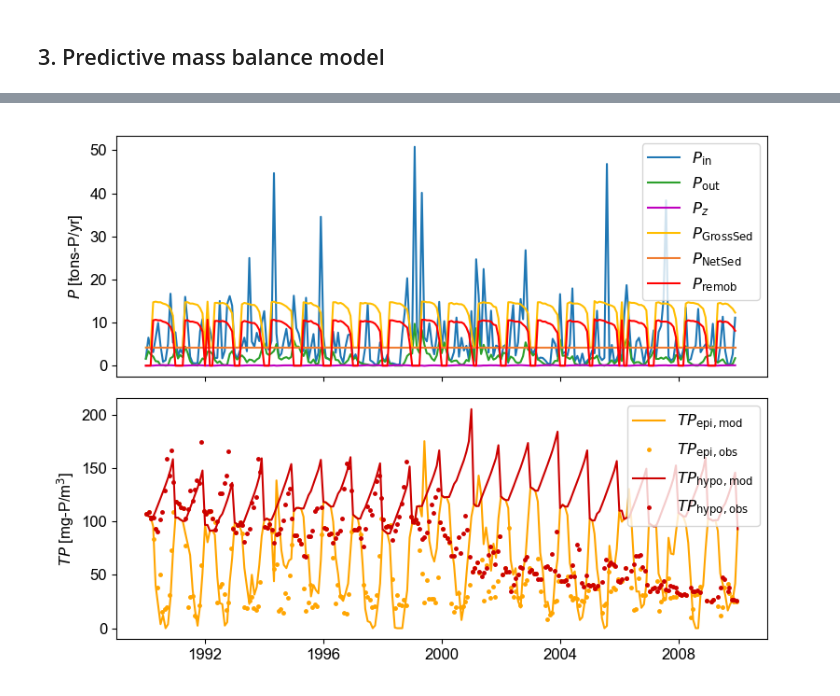
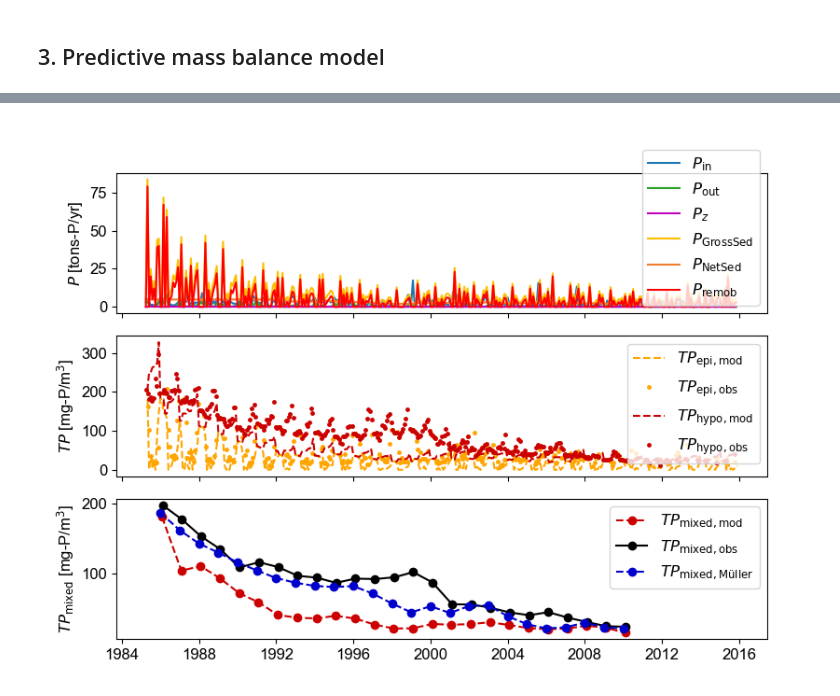
Before and after one commit to tdoda/phosphorus_model, a Jupyter notebook: Scripts/predictive_model.ipynb, the cells around one changed output, grey strips where cells are left out. Saved outputs shown, nothing was run; the diff lists cells and outputs as text; code cells hidden in the pictures.

Commit message:
Modification of predictive model script (addition of sensitivity analysis, modification of Carter's method, comparison with data from Müller et al.)

```diff
--- a/Scripts/predictive_model.ipynb
+++ b/Scripts/predictive_model.ipynb
@@ -93,7 +87,7 @@ df_TP=pd.read_csv("../Data/"+lakename+"/TP.csv", sep=",") # TP concentrations (t
 tdate_TP=np.array([datetime.strptime(datestr,"%d/%m/%Y") for datestr in df_TP.columns[1:]]) # Dates with measured TP
 tnum_TP=np.array([d.replace(tzinfo=timezone.utc).timestamp() for d in tdate_TP])
 # %%
-if method_Pin=="curve":
+if method_Pin=="curve" or method_Pin=="function":
     df_Q=pd.read_csv("../Data/"+lakename+"/Discharges.csv", sep=",",parse_dates=["Date"],date_format='%d.%m.%Y')
     tnum_Q=df_Q["Date"].to_numpy().astype('datetime64[s]').astype(np.int64)
     tdate_Q=df_Q["Date"].to_numpy().astype('datetime64[s]').astype(datetime)
@@ -232,10 +319,10 @@ if savefig_bool:
 # %% [markdown]
 ## 3. Predictive mass balance model
 # %%
-if method_Pin=="obs":
-    Qin_budget=np.interp(tnum_budget,tnum_inflows,np.nansum(Q_inflows,axis=1)) # Assumption: Qout=Qin
+if method_Pin=="curve":
+    Qout_budget=Qin_curve # Assumption: Qout=Qin
 else:
-    Qin_budget=Qin_curve # Assumption: Qout=Qin
+    Qout_budget=Qin_budget # Assumption: Qout=Qin
 # %%
 if method_anox=="stratif":
     bool_anox=hepi_budget<df_lake["z_max"][0]
@@ -264,7 +351,15 @@ if type(df_lake["NS_max"][0])==np.float64:
 else:
     P_NS_max=np.nan
 
+#MODIFY parameters
+#P_NS_max=4.2
+#TPcritval=30
+#P_NS_max=np.nan
+TPcrit=np.nan
+Pin2=Pin
+TPsed2=TPsed
 
-tnum_predict,TPepi_predict,TPepi_range,TPhypo_predict,TPhypo_range,P_fluxes,param=predict_TP_model(tnum_budget,bool_anox,Pin,Qin_budget,hepi_budget,TPepi_0,TPhypo_0,TPsed,\
-                                                                                   z_hypso,A_hypso,T_hypo_budget,T_epi_budget,sigma_max=np.nan,P_NS_max=4.2,TPcrit=30,\
-                                                                                             method_sed=method_netsed,method_remob="Nurnberg")
+
+tnum_predict,TPepi_predict,TPepi_range,TPhypo_predict,TPhypo_range,P_fluxes,param=predict_TP_model(tnum_budget,bool_anox,Pin2,Qout_budget,hepi_budget,TPepi_0,TPhypo_0,TPsed2,\
+                                                                                   z_hypso,A_hypso,T_hypo_budget,T_epi_budget,sigma_max=sigma_max,P_NS_max=P_NS_max,TPcrit=TPcrit,\
+                                                                                             method_sed=method_netsed,method_remob="Carter",show_output=True)
@@ -271,30 +384,47 @@ tnum_predict,TPepi_predict,TPepi_range,TPhypo_predict,TPhypo_range,P_fluxes,para
+# %%
+# Load data from Müller et al. (2012)
+#df_Muller_obs=pd.read_excel(r"C:\Users\tdoda\OneDrive - Université de Lausanne\External drive\Data\Phosphorus\Baldeggersee_Muller\table2_paper_2012.xlsx",sheet_name="Obs",skiprows=[1,2],
+#                       parse_dates=["Jahr"])
+df_Muller_model=pd.read_excel(r"C:\Users\tdoda\OneDrive - Université de Lausanne\External drive\Data\Phosphorus\Baldeggersee_Muller\table2_paper_2012.xlsx",sheet_name="Model",skiprows=np.concatenate((np.arange(0,4),np.array([5,6]))),
+                       parse_dates=["Jahr"])
 # %%
-fig,ax=plt.subplots(2,1,figsize=(8,6),sharex=True)
+fig,ax=plt.subplots(3,1,figsize=(8,6),sharex=True)
 colplots=plt.get_cmap('tab10')
 col_yellow=(1,190/255,0)
 col_orange=(240/255,125/255,50/255)
 tdate_predict=np.array([datetime.fromtimestamp(tnum,UTC) for tnum in tnum_predict])
 
 ax[0].plot(tdate_budget,P_fluxes["Pin"],'-',color=colplots(0))
 ax[0].plot(tdate_budget,P_fluxes["Pout_epi"],'-',color=colplots(2))
 ax[0].plot(tdate_budget,P_fluxes["Pz"],'-',color='m')
 ax[0].plot(tdate_budget,P_fluxes["Premob"]+P_fluxes["Pnet_sed"],'-',color=col_yellow)
 ax[0].plot(tdate_budget,P_fluxes["Pnet_sed"],'-',color=col_orange)
 ax[0].plot(tdate_budget,P_fluxes["Premob"],'-',color='r')
 ax[0].set_ylabel('$P$ [tons-P/yr]')
 ax[0].legend(["$P_{\\rm in}$","$P_{\\rm out}$","$P_{z}$","$P_{\\rm GrossSed}$","$P_{\\rm NetSed}$","$P_{\\rm remob}$"])
 
-p1,=ax[1].plot(tdate_predict,TPepi_predict,'-',color='orange')
+p1,=ax[1].plot(tdate_predict,TPepi_predict,'--',color='orange')
 # ax[1].fill_between(np.concatenate((tdate_predict,np.flip(tdate_predict))),np.concatenate((TPepi_range[0,:],np.flip(TPepi_range[1,:]))),\
 #                    facecolor='orange',edgecolor=None,alpha=0.2)
 p2,=ax[1].plot(tdate_compare,TPepi_compare,'.',color='orange',markersize=5)
-p3,=ax[1].plot(tdate_predict,TPhypo_predict,'-',color=(0.8,0,0))
+p3,=ax[1].plot(tdate_predict,TPhypo_predict,'--',color=(0.8,0,0))
 # ax[1].fill_between(np.concatenate((tdate_predict,np.flip(tdate_predict))),np.concatenate((TPhypo_range[0,:],np.flip(TPhypo_range[1,:]))),\
 #                    facecolor=(0.8,0,0),edgecolor=None,alpha=0.2)
 p4,=ax[1].plot(tdate_compare,TPhypo_compare,'.',color=(0.8,0,0),markersize=5)
 ax[1].set_ylabel('$TP$ [mg-P/m$^3$]')
 ax[1].legend([p1,p2,p3,p4],["$TP_{\\rm epi,mod}$","$TP_{\\rm epi,obs}$","$TP_{\\rm hypo,mod}$","$TP_{\\rm hypo,obs}$"])
 
+TPlake_obs=np.nanmean(np.array([TPepi_compare,TPhypo_compare]),axis=0)
+TPlake_mod=np.nanmean(np.array([TPepi_predict,TPhypo_predict]),axis=0)
+# Define the mixing period from 1st Feb
+ind_mod=[np.argmin(np.abs(tdate_predict-dt.replace(tzinfo=timezone.utc))) for dt in df_Muller_model["Jahr"].values.astype("datetime64[s]").astype(datetime)+timedelta(days=31)]
+ind_obs=[np.argmin(np.abs(tdate_compare-dt)) for dt in df_Muller_model["Jahr"].values.astype("datetime64[s]").astype(datetime)+timedelta(days=31)]
+p1,=ax[2].plot(tdate_predict[ind_mod],TPlake_mod[ind_mod],'o--',color=(0.8,0,0))
+p2,=ax[2].plot(tdate_compare[ind_obs],TPlake_obs[ind_obs],'ko-')
+p3,=ax[2].plot(df_Muller_model["Jahr"].values,df_Muller_model["TPmod"].values,'o--',color=(0,0,0.8))
+ax[2].set_ylabel('$TP_{\\rm mixed}$ [mg-P/m$^3$]')
+ax[2].legend([p1,p2,p3],["$TP_{\\rm mixed,mod}$","$TP_{\\rm mixed,obs}$","$TP_{\\rm mixed,Müller}$"])
+
 fig.set_tight_layout(True)
 # %% [output]
-[figure, old version]
+[figure, new version]
```
Also changed, not shown: parts of 20 cells of this notebook, 4 other files.
